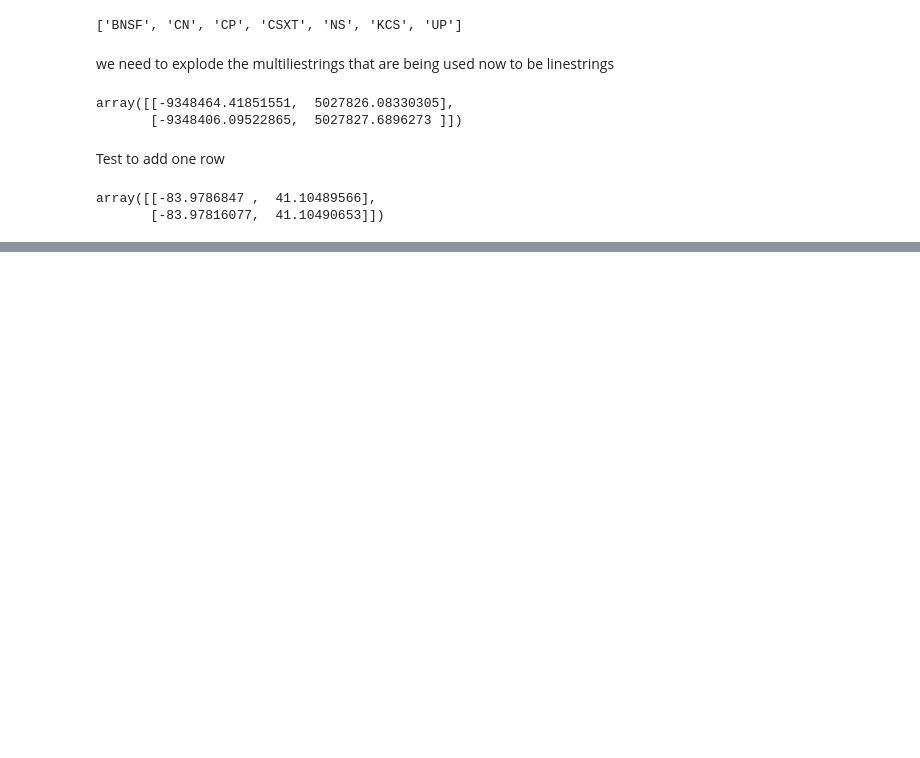
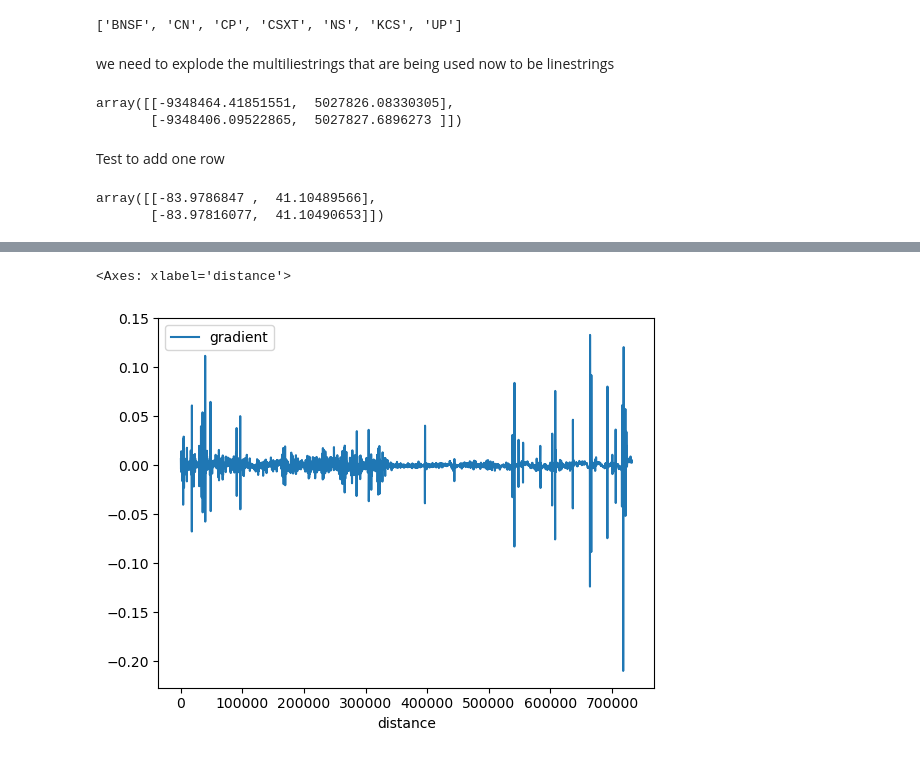
Before and after one commit to ARPA-E-LOCOMOTIVES/SCORE, a Jupyter notebook: score/utility/narn/notebooks/47th-MPH.ipynb, the cells around one changed output, grey strips where cells are left out. Cells and saved outputs as stored; diff of their text form; code cells hidden in the pictures; blank space fills up the shorter version.

```diff
--- a/score/utility/narn/notebooks/47th-MPH.ipynb
+++ b/score/utility/narn/notebooks/47th-MPH.ipynb
@@ -321,0 +418,5 @@ KeyboardInterrupt:
+# %%
+seg_df.plot(x="distance", y="gradient")
+# %% [output]
+<Axes: xlabel='distance'>
+[figure, added]
```
Also changed, not shown: parts of 42 cells of this notebook, 4 other files.
